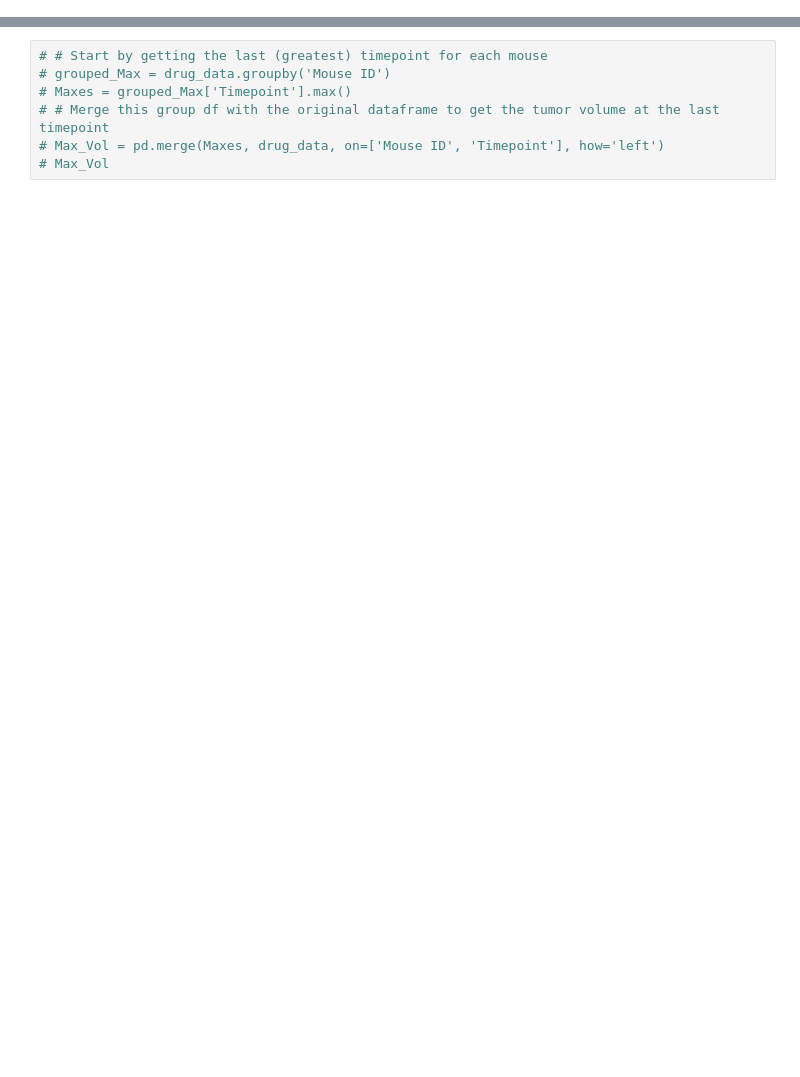
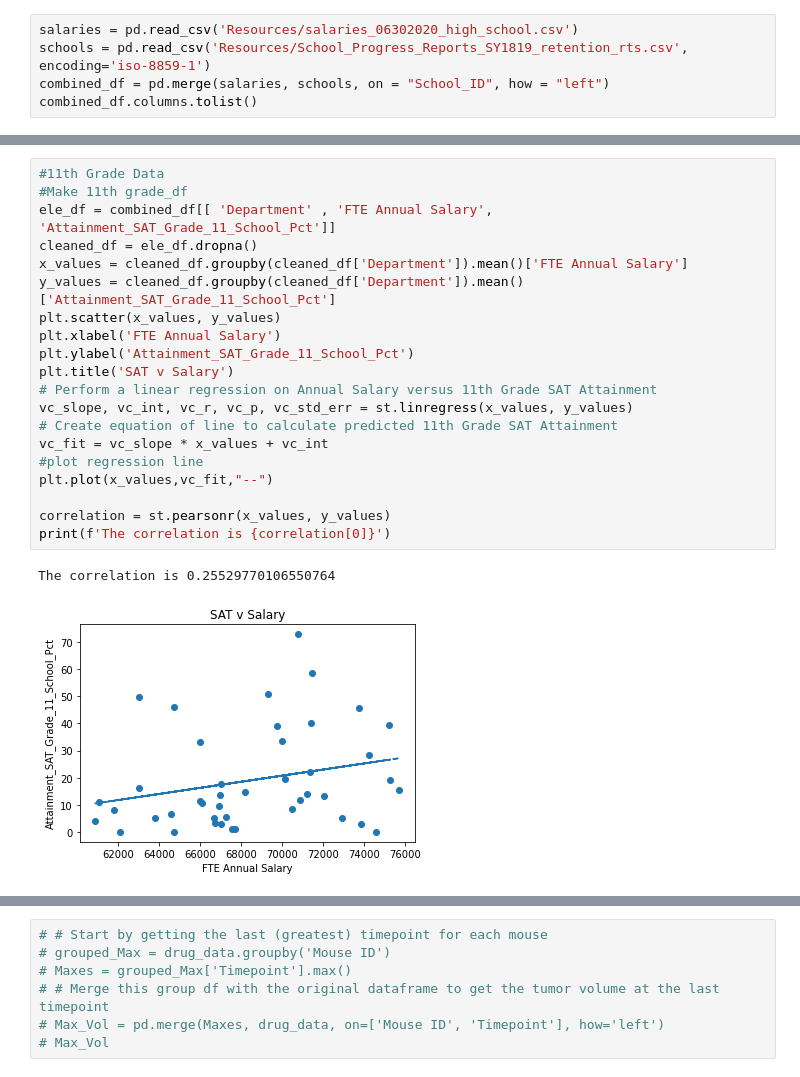
Before and after one commit to RiverJAM/CPS_Data_Analysis, a Jupyter notebook: Playing with Pies.ipynb, the cells around one changed output, grey strips where cells are left out. Cells and saved outputs as stored; diff of their text form; blank space fills up the shorter version.

Commit message:
adds some actual regressions

```diff
--- a/Playing with Pies.ipynb
+++ b/Playing with Pies.ipynb
@@ -14,0 +6,5 @@ school_data4 = pd.read_csv(school_data_tofind4)
+# %%
+salaries = pd.read_csv('Resources/salaries_06302020_high_school.csv')
+schools = pd.read_csv('Resources/School_Progress_Reports_SY1819_retention_rts.csv', encoding='iso-8859-1')
+combined_df = pd.merge(salaries, schools, on = "School_ID", how = "left")
+combined_df.columns.tolist()
@@ -41,0 +75,23 @@ Neighborhood_high.groupby(Neighborhood_high["Student_Attainment_Rating"]).count(
+# %%
+#11th Grade Data
+#Make 11th grade_df
+ele_df = combined_df[[ 'Department' , 'FTE Annual Salary', 'Attainment_SAT_Grade_11_School_Pct']]
+cleaned_df = ele_df.dropna()
+x_values = cleaned_df.groupby(cleaned_df['Department']).mean()['FTE Annual Salary']
+y_values = cleaned_df.groupby(cleaned_df['Department']).mean()['Attainment_SAT_Grade_11_School_Pct']
+plt.scatter(x_values, y_values)
+plt.xlabel('FTE Annual Salary')
+plt.ylabel('Attainment_SAT_Grade_11_School_Pct')
+plt.title('SAT v Salary')
+# Perform a linear regression on Annual Salary versus 11th Grade SAT Attainment
+vc_slope, vc_int, vc_r, vc_p, vc_std_err = st.linregress(x_values, y_values)
+# Create equation of line to calculate predicted 11th Grade SAT Attainment
+vc_fit = vc_slope * x_values + vc_int
+#plot regression line
+plt.plot(x_values,vc_fit,"--")
+
+correlation = st.pearsonr(x_values, y_values)
+print(f'The correlation is {correlation[0]}')
+# %% [output]
+The correlation is 0.25529770106550764
+[figure, added]
```
Also changed, not shown: parts of 33 cells of this notebook.
